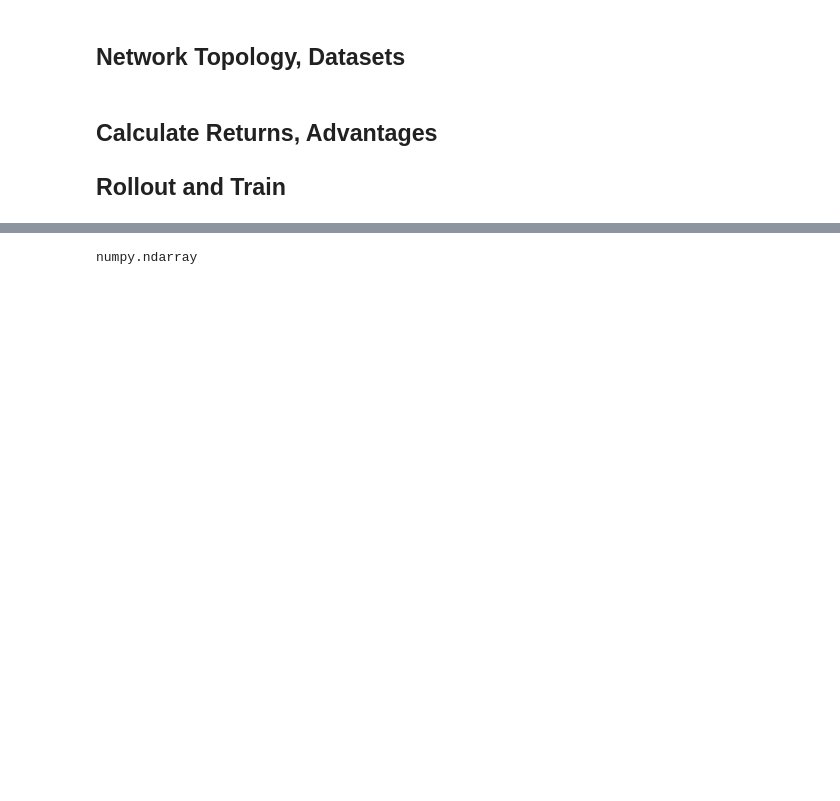
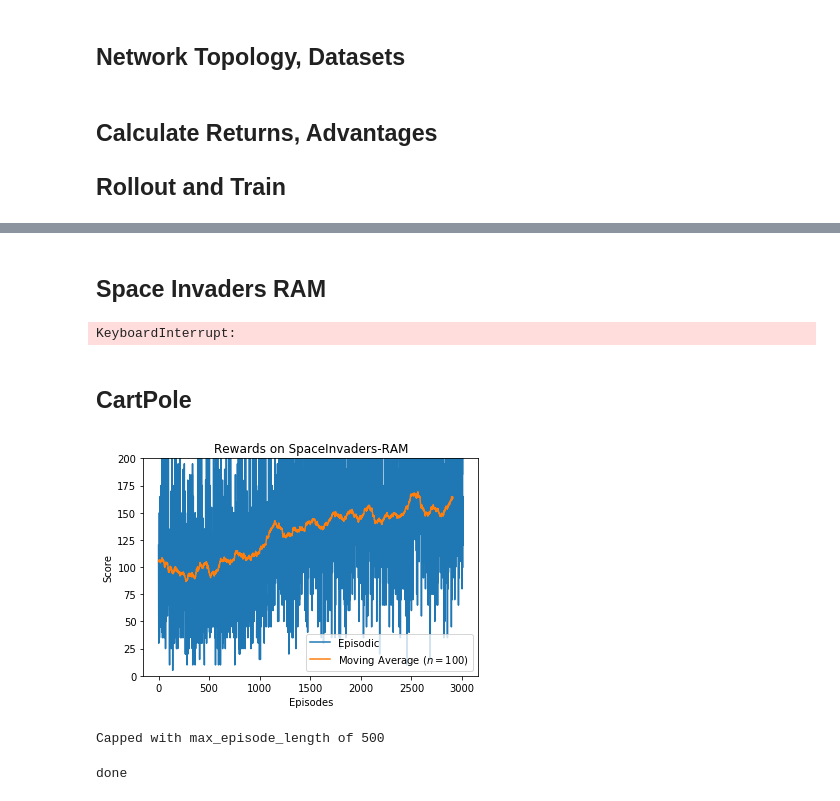
Before and after one commit to jarednielsen/research, a Jupyter notebook: ppo/Proximal Policy Optimization.ipynb, the cells around one changed output, grey strips where cells are left out. Saved outputs shown, nothing was run; the diff lists cells and outputs as text; code cells hidden in the pictures; blank space fills up the shorter version.

Commit message:
PPO for CartPole & SpaceInvaders

```diff
--- a/ppo/Proximal Policy Optimization.ipynb
+++ b/ppo/Proximal Policy Optimization.ipynb
@@ -251,4 +317,20 @@ done
-# %%
-type(rollouts[0][:,0])
-# %% [output]
-numpy.ndarray
+# %% [markdown]
+## Space Invaders RAM
+# %%
+env = gym.make('SpaceInvaders-ram-v0')
+n_state_size = 128
+n_embedding_size = 16
+n_action_size = 6
+max_episode_length = 500
+
+n_epochs = 100
+n_episodes = 100
+device = 'cpu'
+embedding = EmbeddingNetwork(n_state_size, n_embedding_size).to(device)
+policy = PolicyNetwork(n_embedding_size, n_action_size).to(device)
+value = ValueNetwork(n_embedding_size).to(device)
+reward_queue_spaceinvaders = Queue()
+main(env, embedding, policy, value, device, reward_queue_spaceinvaders, n_epochs, n_episodes, max_episode_length)
+print("done")
+# %% [output]
+KeyboardInterrupt:
@@ -254,0 +346,48 @@ numpy.ndarray
+# %% [markdown]
+## CartPole
+# %%
+def moving_average(a, n=3) :
+    ret = np.cumsum(a, dtype=float)
+    ret[n:] = ret[n:] - ret[:-n]
+    return ret[n - 1:] / n
+
+
+rewards = list(reward_queue_spaceinvaders.queue)
+t = list(range(len(rewards)))
+# avg_rewards = [
+#     np.mean(rewards[i*n_episodes:(i+1)*n_episodes])
+#     for i in range(n_epochs)
+# ]
+# t_epochs = [ n_episodes*i for i in range(n_epochs) ]
+avg_rewards = moving_average(rewards, n=100)
+t_epochs = list(range(len(avg_rewards)))
+plt.plot(t, rewards, label="Episodic")
+plt.plot(t_epochs, avg_rewards, label="Moving Average ($n=100$)")
+plt.legend()
+plt.title("Rewards on SpaceInvaders-RAM")
+plt.xlabel("Episodes")
+plt.ylabel("Score")
+plt.ylim([0, 200])
+plt.show()
+print("Capped with max_episode_length of 500")
+# %% [output]
+[figure, added]
+Capped with max_episode_length of 500
+# %%
+env = gym.make('CartPole-v0')
+n_state_size = 4
+n_embedding_size = 4
+n_action_size = 2
+max_episode_length = 200
+
+n_epochs = 20
+n_episodes = 100
+device = 'cpu'
+# embedding = EmbeddingNetwork(n_state_size, n_embedding_size).to(device)
+policy = PolicyNetwork(n_embedding_size, n_action_size).to(device)
+value = ValueNetwork(n_embedding_size).to(device)
+reward_queue_cartpole = Queue()
+main(env, None, policy, value, device, reward_queue_cartpole, n_epochs, n_episodes, max_episode_length)
+print("done")
+# %% [output]
+done
```
Also changed, not shown: parts of 6 cells of this notebook, 2 other files.
